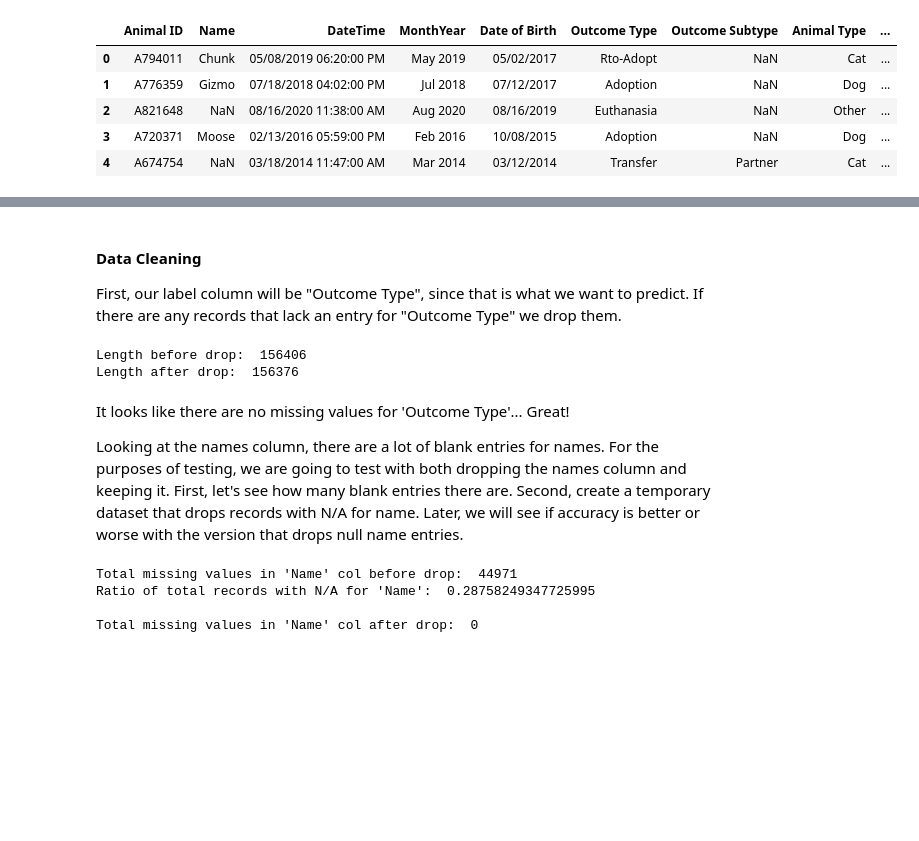
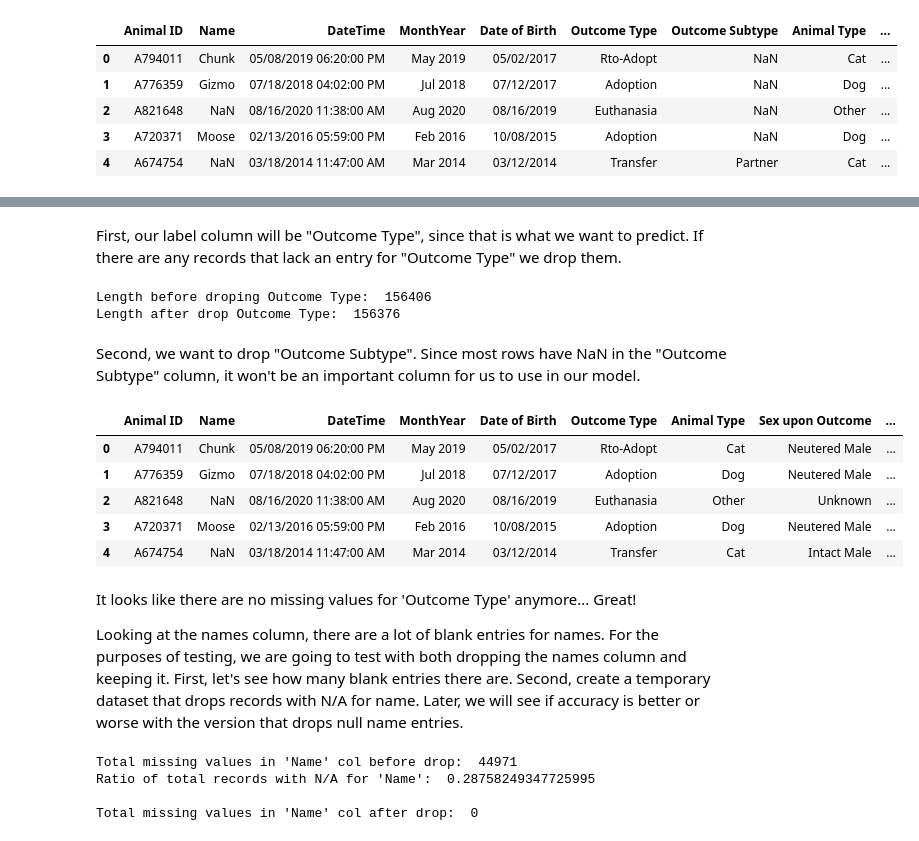
Before and after one commit to shruti2003/MLFinalProject, a Jupyter notebook: ML Final Project.ipynb, the cells around one changed output, grey strips where cells are left out. Cells and saved outputs as stored; diff of their text form; code cells hidden in the pictures; blank space fills up the shorter version.

```diff
--- a/ML Final Project.ipynb
+++ b/ML Final Project.ipynb
@@ -27,17 +48,27 @@ data.head()
 # %% [markdown]
-#### Data Cleaning
-
 First, our label column will be "Outcome Type", since that is what we want to predict.
 If there are any records that lack an entry for "Outcome Type" we drop them.
 # %%
-print("Length before drop: ", len(data['Outcome Type']))
+print("Length before droping Outcome Type: ", len(data['Outcome Type']))
 data = data.dropna(subset=['Outcome Type'])
-print("Length after drop: ", len(data['Outcome Type']))
+print("Length after drop Outcome Type: ", len(data['Outcome Type']))
 # %% [output]
-Length before drop:  156406
-Length after drop:  156376
+Length before droping Outcome Type:  156406
+Length after drop Outcome Type:  156376
+# %% [markdown]
+Second, we want to drop "Outcome Subtype". Since most rows have NaN in the "Outcome Subtype" column, it won't be an important column for us to use in our model.
+# %%
+data.drop(columns=['Outcome Subtype'], inplace=True)
+data.head()
+# %% [output]
+|  | Animal ID | Name | DateTime | MonthYear | Date of Birth | Outcome Type | Animal Type | Sex upon Outcome | ... |
+| 0 | A794011 | Chunk | 05/08/2019 06:20:00 PM | May 2019 | 05/02/2017 | Rto-Adopt | Cat | Neutered Male | ... |
+| 1 | A776359 | Gizmo | 07/18/2018 04:02:00 PM | Jul 2018 | 07/12/2017 | Adoption | Dog | Neutered Male | ... |
+| 2 | A821648 | NaN | 08/16/2020 11:38:00 AM | Aug 2020 | 08/16/2019 | Euthanasia | Other | Unknown | ... |
+| 3 | A720371 | Moose | 02/13/2016 05:59:00 PM | Feb 2016 | 10/08/2015 | Adoption | Dog | Neutered Male | ... |
+| 4 | A674754 | NaN | 03/18/2014 11:47:00 AM | Mar 2014 | 03/12/2014 | Transfer | Cat | Intact Male | ... |
 # %% [markdown]
-It looks like there are no missing values for 'Outcome Type'... Great!
+It looks like there are no missing values for 'Outcome Type' anymore... Great!
 
 
 Looking at the names column, there are a lot of blank entries for names. For the purposes of testing, we are
```
Also changed, not shown: parts of 11 cells of this notebook.
